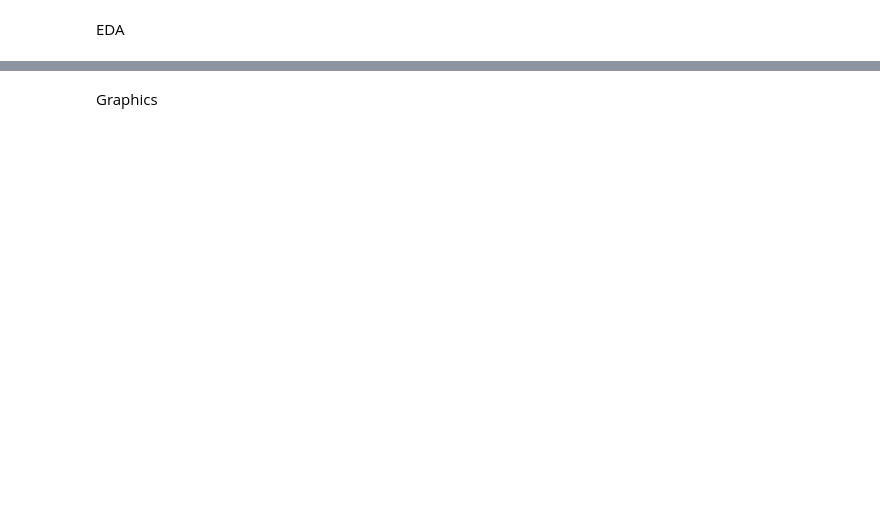
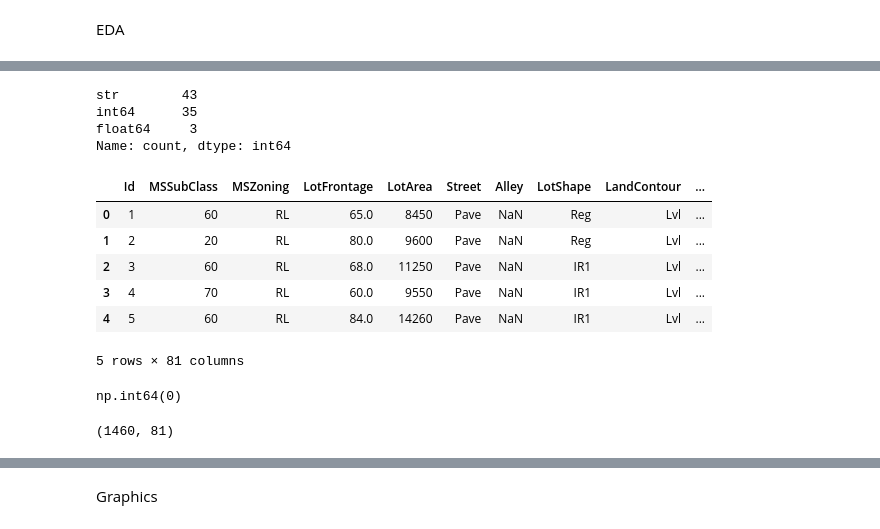
Before and after one commit to Artem61732/house_prices, a Jupyter notebook: notebooks/eda.ipynb, the cells around one changed output, grey strips where cells are left out. Drawn from its saved outputs; the diff is of its cells as text; code cells hidden in the pictures; blank space fills up the shorter version.

```diff
--- a/notebooks/eda.ipynb
+++ b/notebooks/eda.ipynb
@@ -28,0 +12,25 @@ array([[<Axes: title={'center': 'Id'}>,
+# %%
+df.dtypes.value_counts()
+# %% [output]
+str        43
+int64      35
+float64     3
+Name: count, dtype: int64
+# %%
+df.head()
+# %% [output]
+|  | Id | MSSubClass | MSZoning | LotFrontage | LotArea | Street | Alley | LotShape | LandContour | ... |
+| 0 | 1 | 60 | RL | 65.0 | 8450 | Pave | NaN | Reg | Lvl | ... |
+| 1 | 2 | 20 | RL | 80.0 | 9600 | Pave | NaN | Reg | Lvl | ... |
+| 2 | 3 | 60 | RL | 68.0 | 11250 | Pave | NaN | IR1 | Lvl | ... |
+| 3 | 4 | 70 | RL | 60.0 | 9550 | Pave | NaN | IR1 | Lvl | ... |
+| 4 | 5 | 60 | RL | 84.0 | 14260 | Pave | NaN | IR1 | Lvl | ... |
+5 rows × 81 columns
+# %%
+df.duplicated().sum()
+# %% [output]
+np.int64(0)
+# %%
+df.shape
+# %% [output]
+(1460, 81)
```
Also changed, not shown: parts of 6 cells of this notebook, 5 other files.
